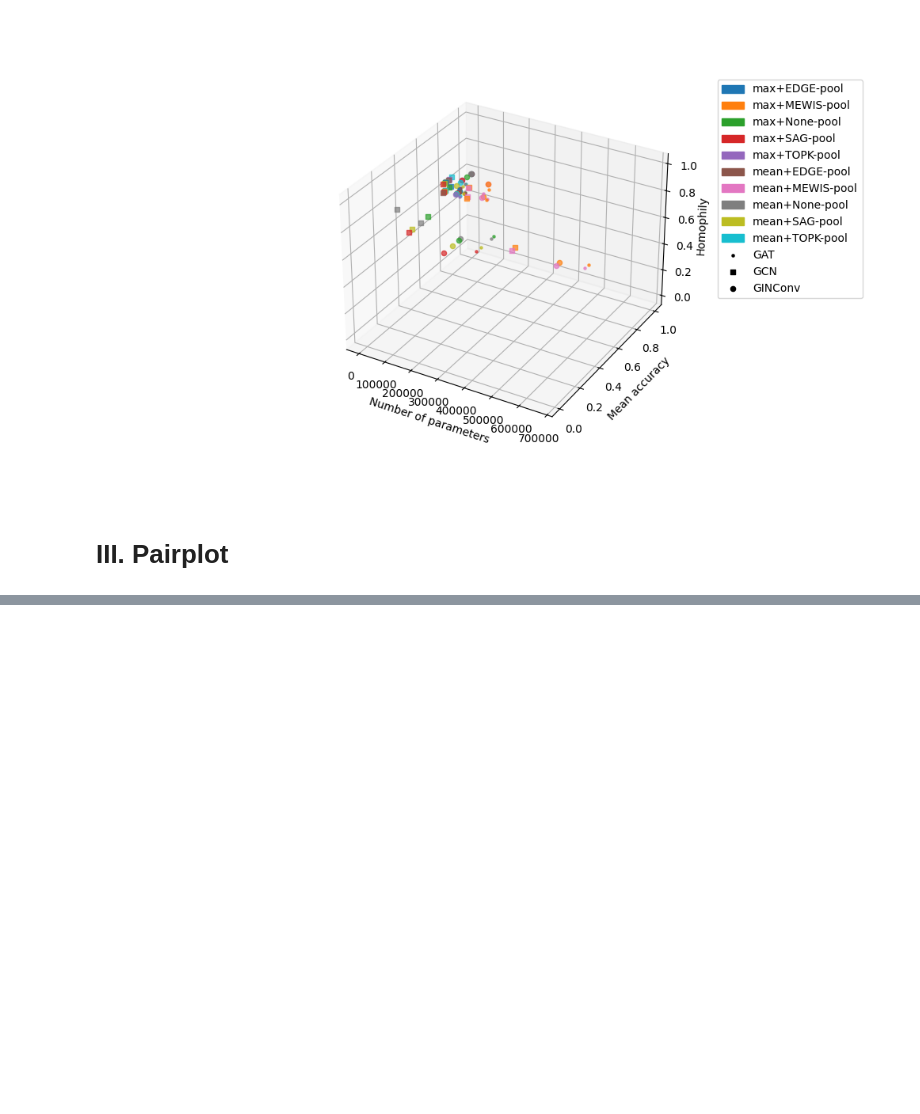
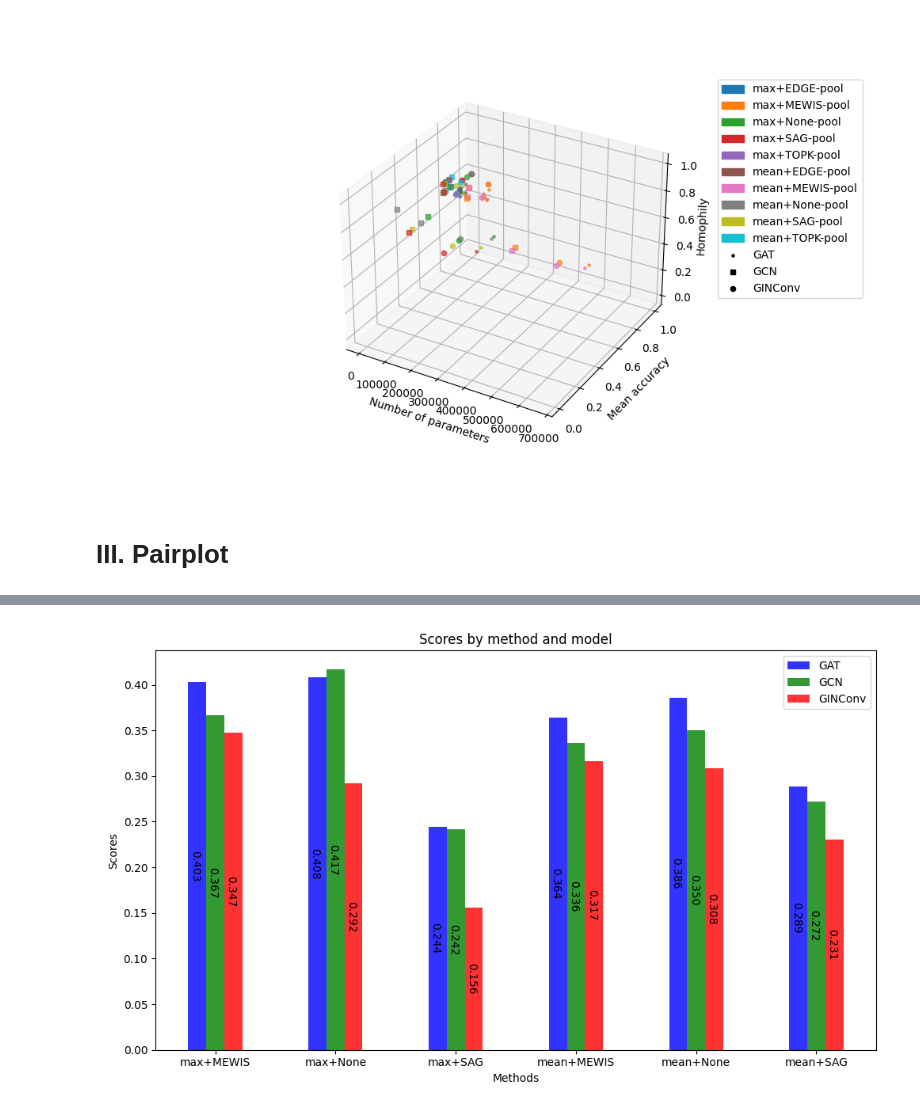
Before and after one commit to AntoineTSP/ML_research_seminar, a Jupyter notebook: Visualisation/Resultats_graphiques_GNN.ipynb, the cells around one changed output, grey strips where cells are left out. Cells and saved outputs as stored; diff of their text form; code cells hidden in the pictures; blank space fills up the shorter version.

```diff
--- a/Visualisation/Resultats_graphiques_GNN.ipynb
+++ b/Visualisation/Resultats_graphiques_GNN.ipynb
@@ -90,0 +93,50 @@ dict_keys(['dataset', 'max_epochs', 'patience', 'lr', 'convolution_layer', 'glob
+# %%
+import matplotlib.pyplot as plt
+import numpy as np
+
+data = {
+    'max+MEWIS': {'GAT': 0.40277777777777773, 'GCN': 0.3666666666666667, 'GINConv': 0.34722222222222215},
+    'max+None': {'GAT': 0.4083333333333334, 'GCN': 0.4166666666666667, 'GINConv': 0.2916666666666667},
+    'max+SAG': {'GAT': 0.24444444444444446, 'GCN': 0.2416666666666667, 'GINConv': 0.15555555555555556},
+    'mean+MEWIS': {'GAT': 0.3638888888888889, 'GCN': 0.3361111111111111, 'GINConv': 0.31666666666666665},
+    'mean+None': {'GAT': 0.38611111111111107, 'GCN': 0.35000000000000003, 'GINConv': 0.30833333333333335},
+    'mean+SAG': {'GAT': 0.2888888888888889, 'GCN': 0.2722222222222222, 'GINConv': 0.23055555555555554}
+}
+
+keys = list(data.keys())
+models = list(data[keys[0]].keys())
+
+fig, ax = plt.subplots(figsize=(10, 6))
+
+bar_width = 0.15
+opacity = 0.8
+
+index = np.arange(len(keys))
+
+colors = ['b', 'g', 'r', 'c', 'm', 'y']
+
+for i, model in enumerate(models):
+    values = [data[key][model] for key in keys]
+    ax.bar(index + i * bar_width, values, bar_width,
+           alpha=opacity,
+           color=colors[i],
+           label=model)
+
+# Add text annotations
+for j, value in enumerate(values):
+    ax.annotate(f'{value:.3f}', (index[j] + i * bar_width - 0.02, value / 2), textcoords="offset points", xytext=(0, 0), ha='center', va='center', rotation=270)
+
+ax.set_xlabel('Methods')
+ax.set_ylabel('Scores')
+ax.set_title('Scores by method and model')
+
+# Adjust the position of x-tick labels
+ax.set_xticks(index + (len(models) - 1) * bar_width / 2)
+ax.set_xticklabels(keys)
+
+ax.legend()
+
+plt.tight_layout()
+plt.show()
+# %% [output]
+[figure, added]
```
Also changed, not shown: parts of 11 cells of this notebook, 2 other files.
